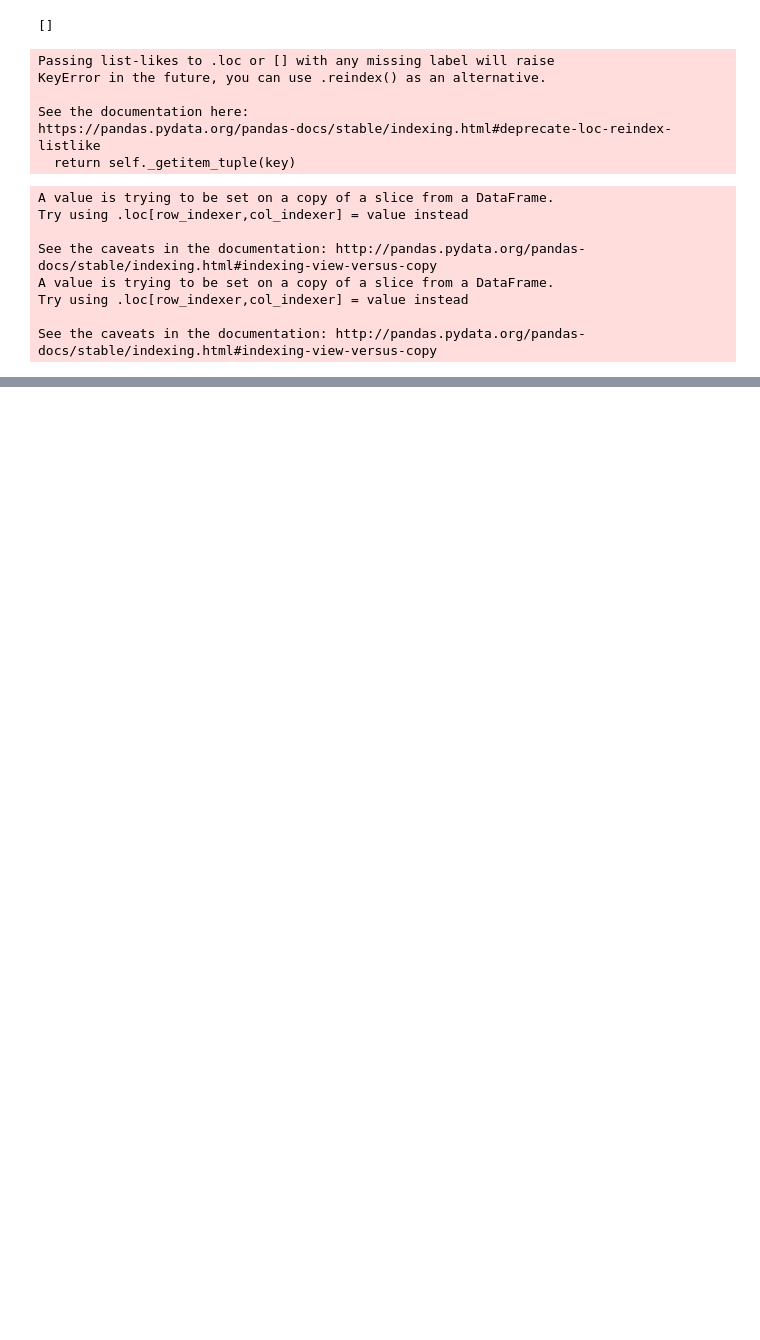
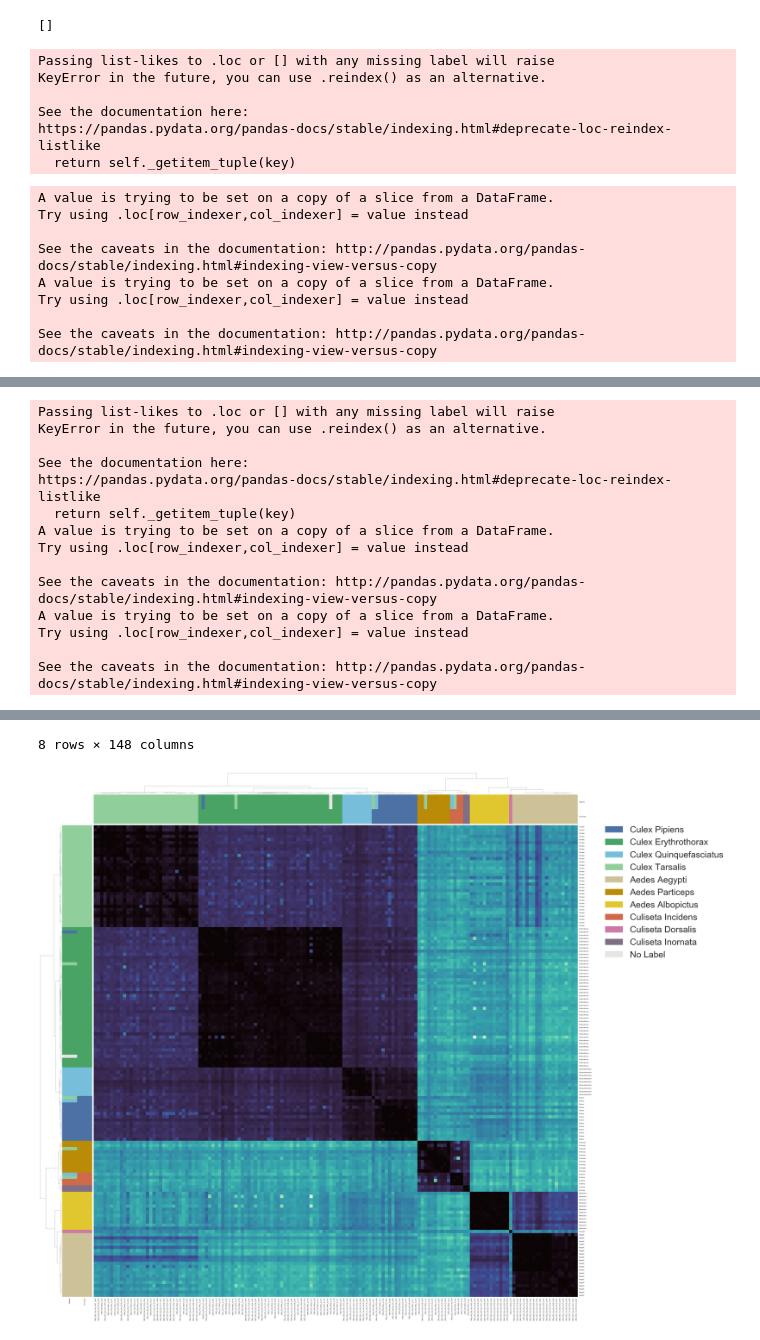
Before and after one commit to czbiohub-sf/california-mosquito-study, a Jupyter notebook: species_correction/visualization.ipynb, the cells around one changed output, grey strips where cells are left out. Cells and saved outputs as stored; diff of their text form; code cells hidden in the pictures; blank space fills up the shorter version.

```diff
--- a/species_correction/visualization.ipynb
+++ b/species_correction/visualization.ipynb
@@ -451 +507,32 @@ final_pivot_w_labels.query(
 [figure]
+# %%
+# %%pycodestyle
+
+c, leg, final_pivot_w_labels = wrap_clustermap_and_mismatches(
+    t_raw,
+    species_id,
+    '_ksize_15',
+    k=10,
+    figsize=(60, 60),
+    values="SNP_distance",
+    diagonal=0
+)
+
+final_pivot_w_labels.query(
+    'visual_species != ska_species'
+)
+# %% [output]
+Passing list-likes to .loc or [] with any missing label will raise
+KeyError in the future, you can use .reindex() as an alternative.
+
+See the documentation here:
+https://pandas.pydata.org/pandas-docs/stable/indexing.html#deprecate-loc-reindex-listlike
+  return self._getitem_tuple(key)
+A value is trying to be set on a copy of a slice from a DataFrame.
+Try using .loc[row_indexer,col_indexer] = value instead
+
+See the caveats in the documentation: http://pandas.pydata.org/pandas-docs/stable/indexing.html#indexing-view-versus-copy
+A value is trying to be set on a copy of a slice from a DataFrame.
+Try using .loc[row_indexer,col_indexer] = value instead
+
+See the caveats in the documentation: http://pandas.pydata.org/pandas-docs/stable/indexing.html#indexing-view-versus-copy
@@ -452 +549,3 @@ final_pivot_w_labels.query(
+8 rows × 148 columns
+[figure, added]
 # %%
```
Also changed, not shown: parts of 12 cells of this notebook.
